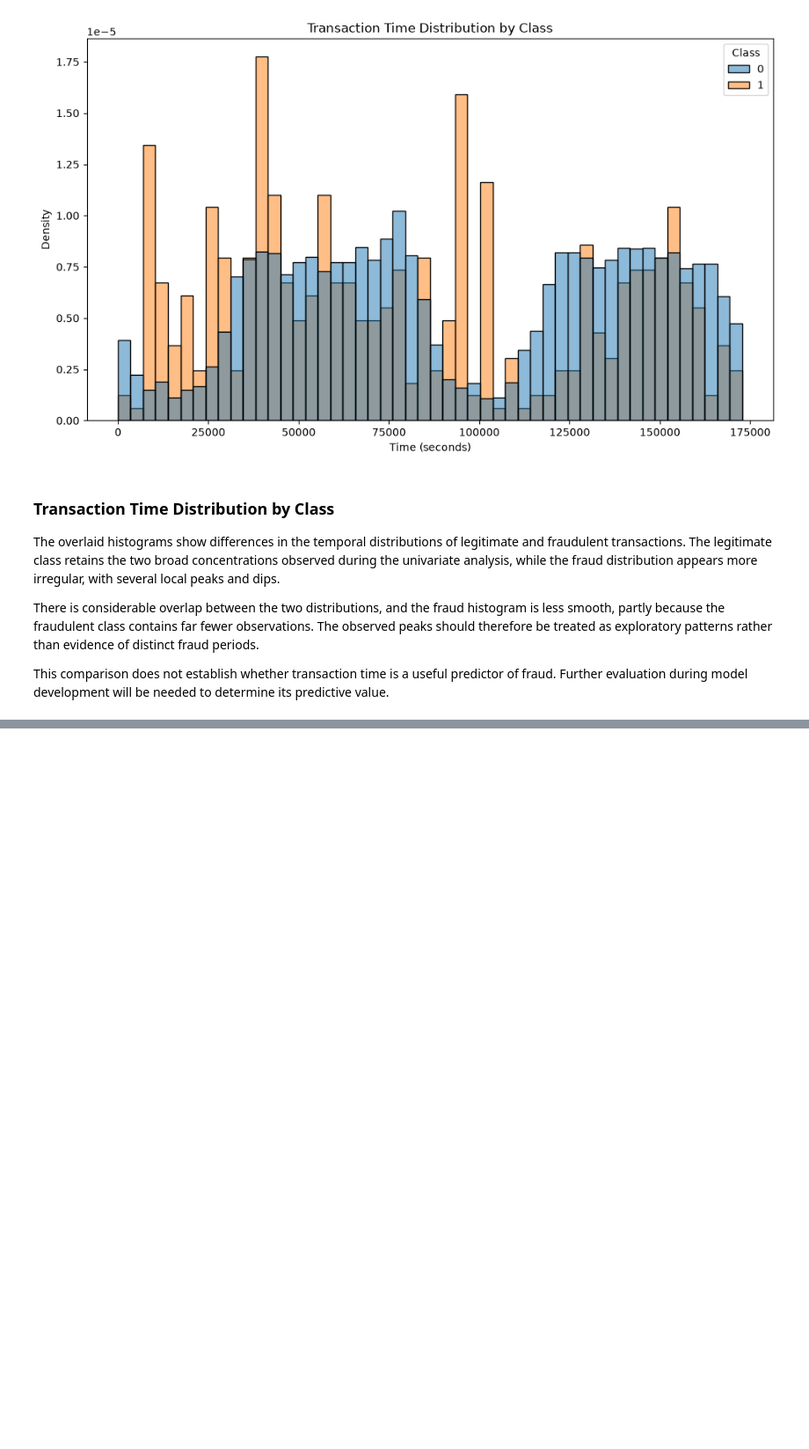
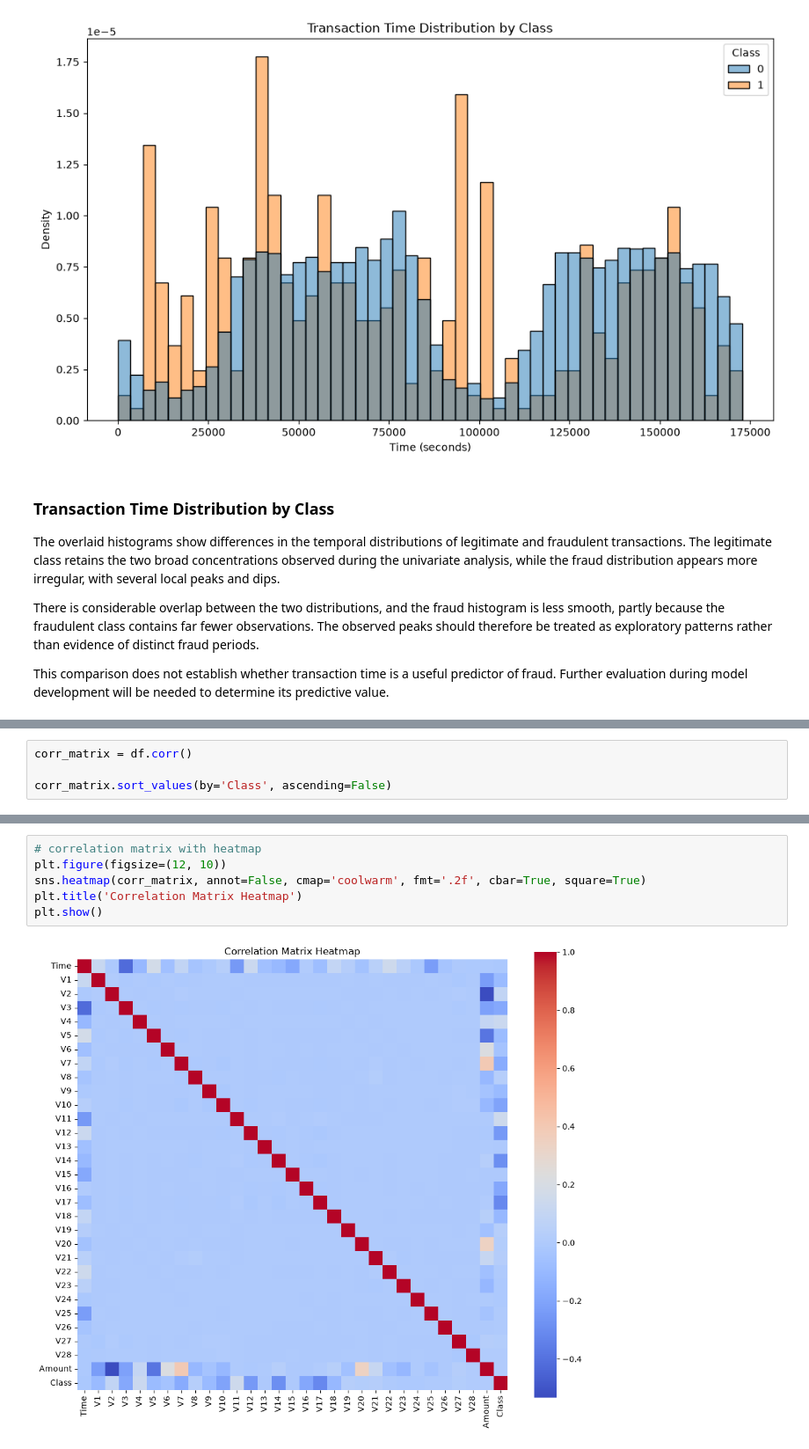
Before and after one commit to Kolade-favour/fraud-detection-system, a Jupyter notebook: notebooks/01_clean_eda.ipynb, the cells around one changed output, grey strips where cells are left out. Shown at 88% size. Drawn from its saved outputs; the diff is of its cells as text; blank space fills up the shorter version.

```diff
--- a/notebooks/01_clean_eda.ipynb
+++ b/notebooks/01_clean_eda.ipynb
@@ -540,0 +595,4 @@ This comparison does not establish whether transaction time is a useful predicto
+# %%
+corr_matrix = df.corr()
+
+corr_matrix.sort_values(by='Class', ascending=False)
@@ -540,0 +640,8 @@ This comparison does not establish whether transaction time is a useful predicto
+# %%
+# correlation matrix with heatmap
+plt.figure(figsize=(12, 10))
+sns.heatmap(corr_matrix, annot=False, cmap='coolwarm', fmt='.2f', cbar=True, square=True)
+plt.title('Correlation Matrix Heatmap')
+plt.show()
+# %% [output]
+[figure, added]
```
Also changed, not shown: parts of 9 cells of this notebook, 2 other files.
